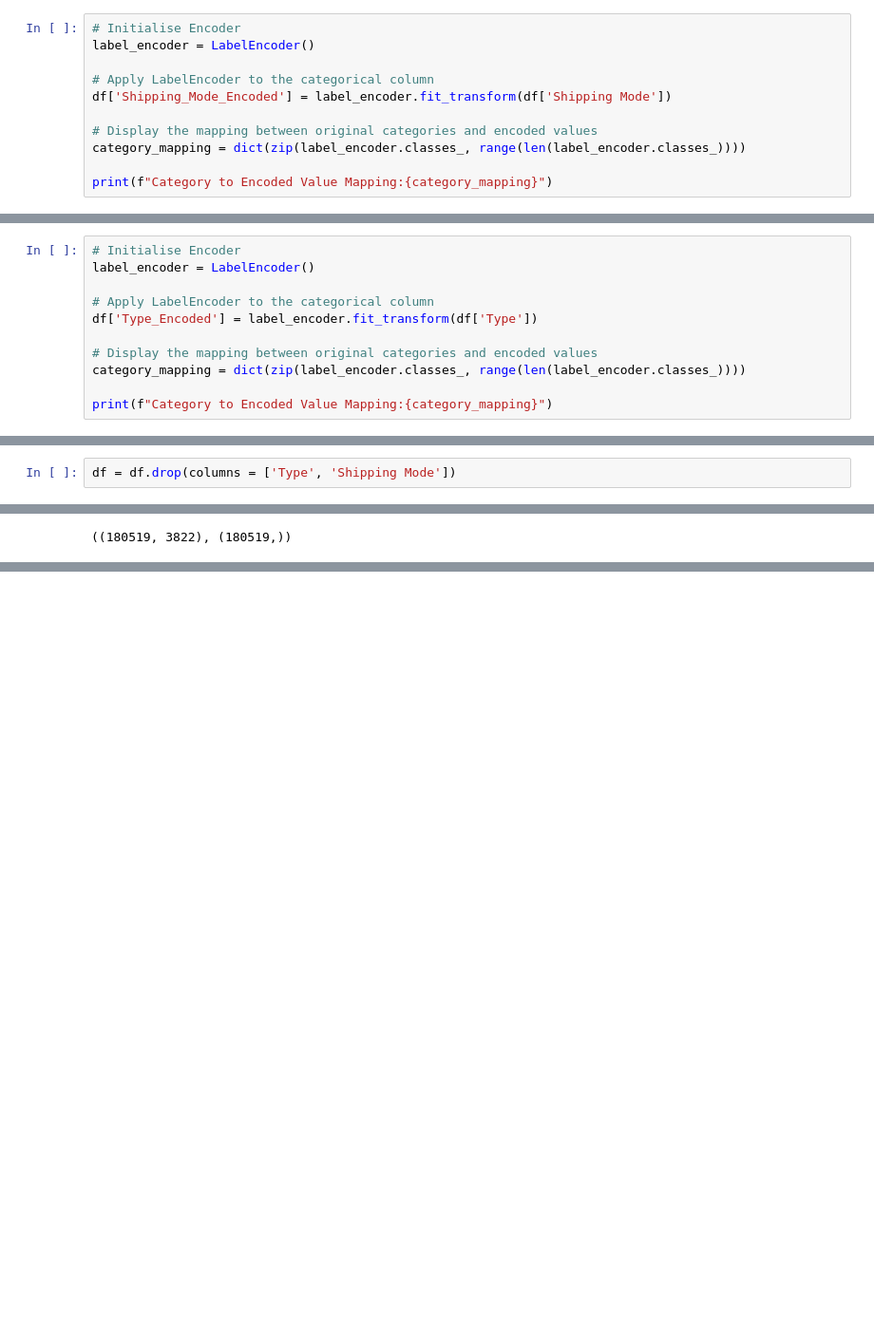
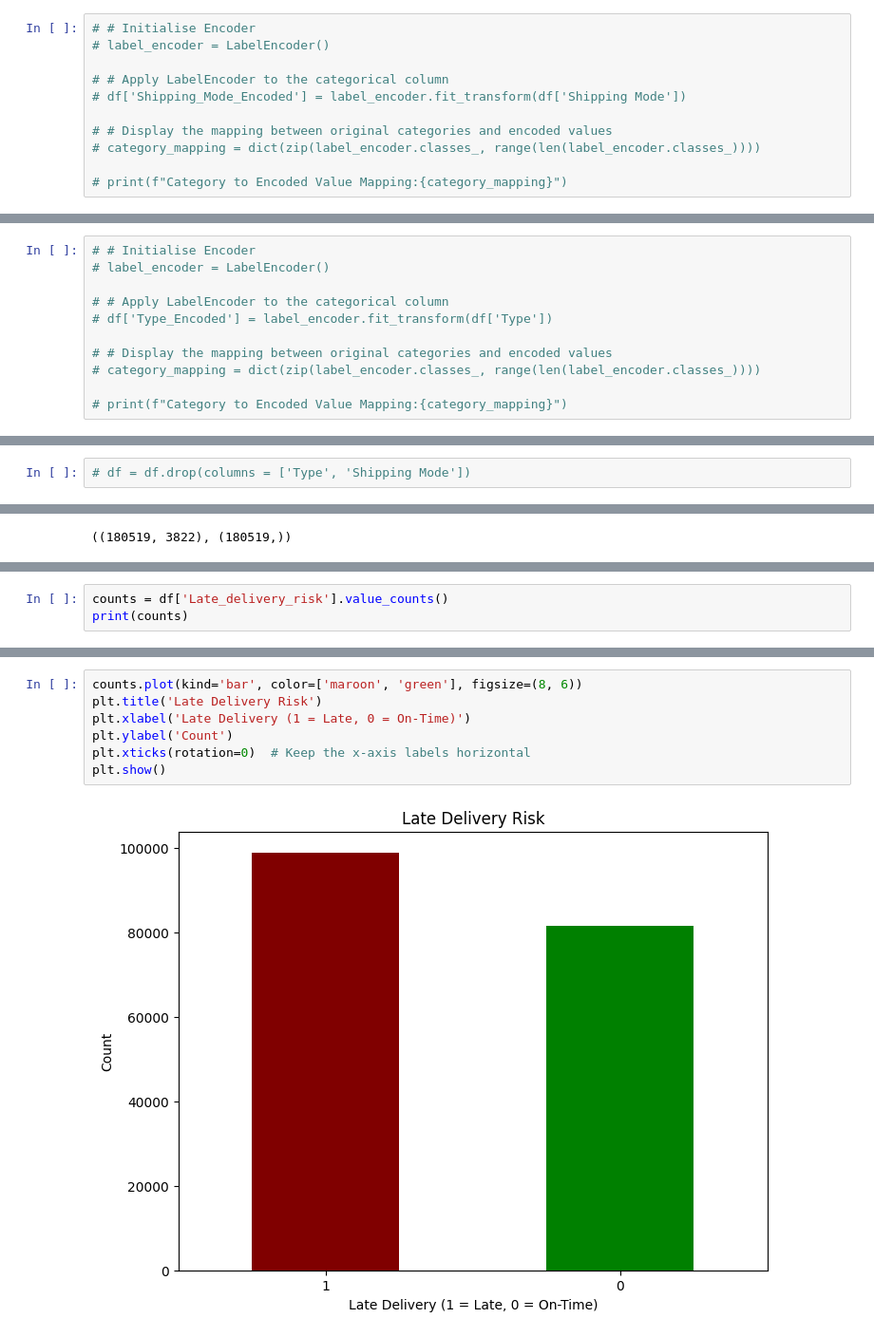
Before and after one commit to hlang014/MY-DAC-Curriculum, a Jupyter notebook: DAC-006_Machine_Learning/Internal Project 1.ipynb, the cells around one changed output, grey strips where cells are left out. Shown: that part at 95% size. Drawn from its saved outputs; the diff is of its cells as text; blank space fills up the shorter version.

```diff
--- a/DAC-006_Machine_Learning/Internal Project 1.ipynb
+++ b/DAC-006_Machine_Learning/Internal Project 1.ipynb
@@ -86,29 +79,29 @@ sns.scatterplot(x="late_delivery",y="Late_delivery_risk",data=df)
 # %% [markdown]
 Label encoding Shipping Mode and Type
 # %%
-# Initialise Encoder
-label_encoder = LabelEncoder()
+# # Initialise Encoder
+# label_encoder = LabelEncoder()
 
-# Apply LabelEncoder to the categorical column
-df['Shipping_Mode_Encoded'] = label_encoder.fit_transform(df['Shipping Mode'])
+# # Apply LabelEncoder to the categorical column
+# df['Shipping_Mode_Encoded'] = label_encoder.fit_transform(df['Shipping Mode'])
 
-# Display the mapping between original categories and encoded values
-category_mapping = dict(zip(label_encoder.classes_, range(len(label_encoder.classes_))))
+# # Display the mapping between original categories and encoded values
+# category_mapping = dict(zip(label_encoder.classes_, range(len(label_encoder.classes_))))
 
-print(f"Category to Encoded Value Mapping:{category_mapping}")
+# print(f"Category to Encoded Value Mapping:{category_mapping}")
 # %% [output]
 Category to Encoded Value Mapping:{'First Class': 0, 'Same Day': 1, 'Second Class': 2, 'Standard Class': 3}
 # %%
-# Initialise Encoder
-label_encoder = LabelEncoder()
+# # Initialise Encoder
+# label_encoder = LabelEncoder()
 
-# Apply LabelEncoder to the categorical column
-df['Type_Encoded'] = label_encoder.fit_transform(df['Type'])
+# # Apply LabelEncoder to the categorical column
+# df['Type_Encoded'] = label_encoder.fit_transform(df['Type'])
 
-# Display the mapping between original categories and encoded values
-category_mapping = dict(zip(label_encoder.classes_, range(len(label_encoder.classes_))))
+# # Display the mapping between original categories and encoded values
+# category_mapping = dict(zip(label_encoder.classes_, range(len(label_encoder.classes_))))
 
-print(f"Category to Encoded Value Mapping:{category_mapping}")
+# print(f"Category to Encoded Value Mapping:{category_mapping}")
 # %% [output]
 Category to Encoded Value Mapping:{'CASH': 0, 'DEBIT': 1, 'PAYMENT': 2, 'TRANSFER': 3}
 # %% [markdown]
@@ -124,4 +117,4 @@ Shipping Mode
 * Second Class = 2
 * Standard Class = 3
 # %%
-df = df.drop(columns = ['Type', 'Shipping Mode'])
+# df = df.drop(columns = ['Type', 'Shipping Mode'])
@@ -231,0 +215,3 @@ DecisionTreeClassifier: accuracy = 1.000
+# %%
+counts = df['Late_delivery_risk'].value_counts()
+print(counts)
@@ -231,0 +223,9 @@ DecisionTreeClassifier: accuracy = 1.000
+# %%
+counts.plot(kind='bar', color=['maroon', 'green'], figsize=(8, 6))
+plt.title('Late Delivery Risk')
+plt.xlabel('Late Delivery (1 = Late, 0 = On-Time)')
+plt.ylabel('Count')
+plt.xticks(rotation=0)  # Keep the x-axis labels horizontal
+plt.show()
+# %% [output]
+[figure, added]
```
Also changed, not shown: parts of 8 cells of this notebook.
